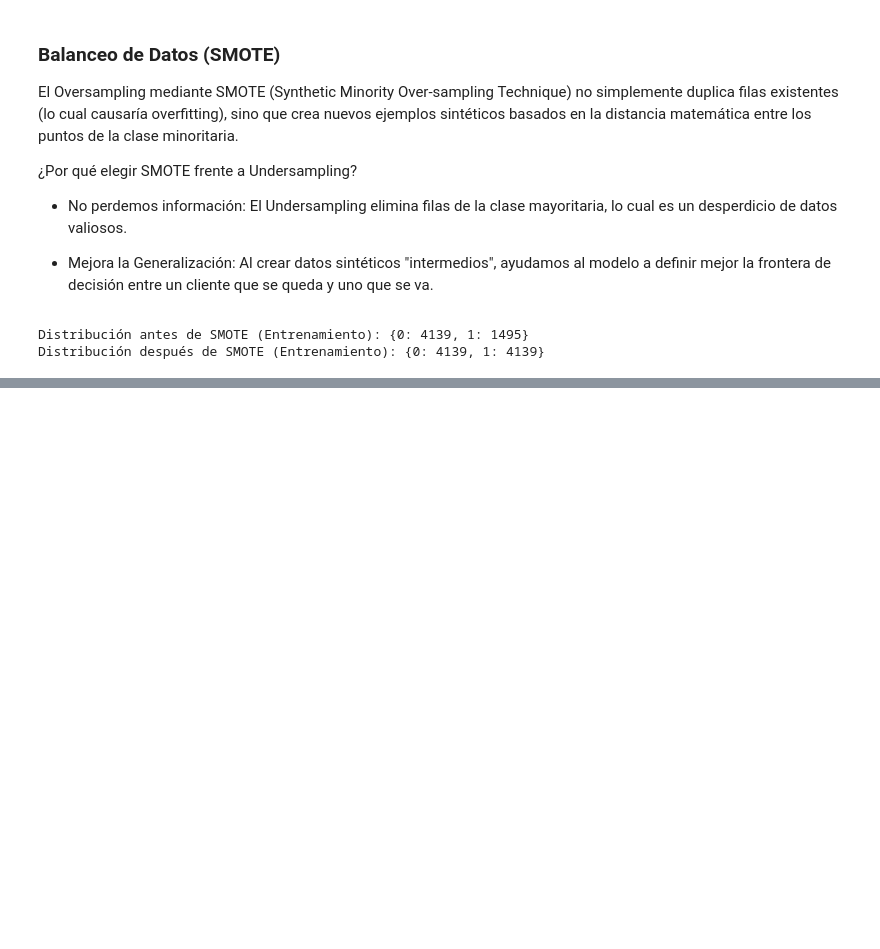
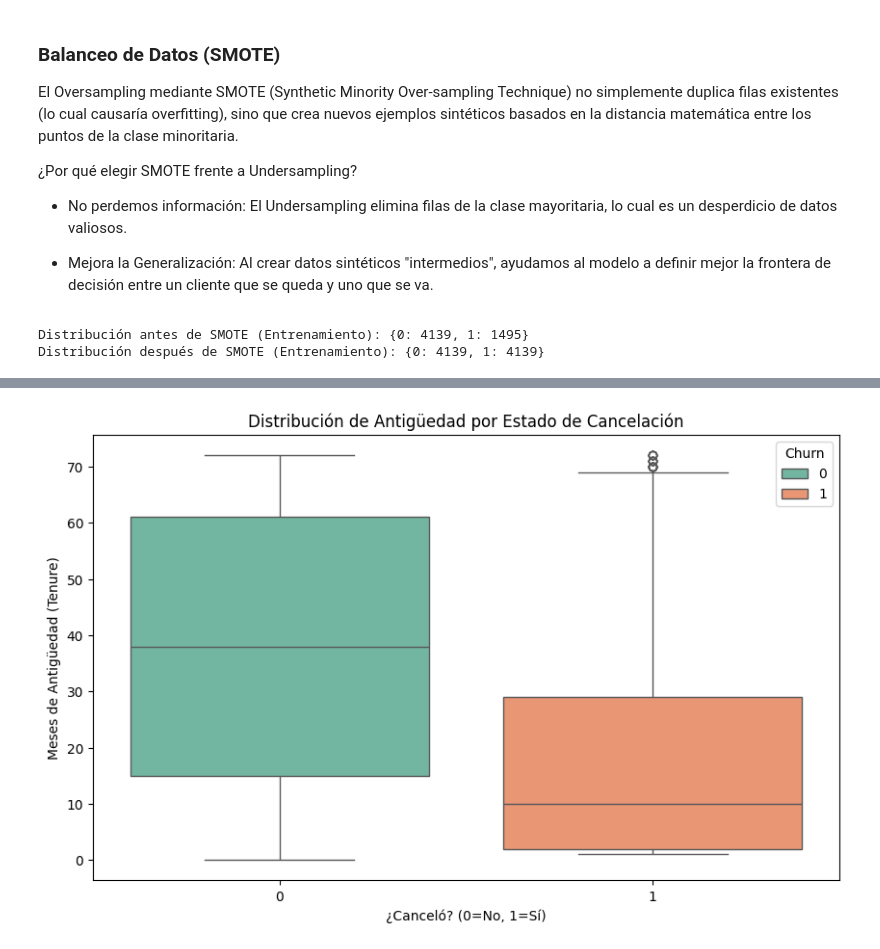
Before and after one commit to DaniGa-Mo/Challenge_TelecomX_2, a Jupyter notebook: Challenge_2_final.ipynb, the cells around one changed output, grey strips where cells are left out. Cells and saved outputs as stored; diff of their text form; code cells hidden in the pictures; blank space fills up the shorter version.

```diff
--- a/Challenge_2_final.ipynb
+++ b/Challenge_2_final.ipynb
@@ -259,0 +315,9 @@ Name: Churn, dtype: float64
+# %%
+plt.figure(figsize=(10, 6))
+sns.boxplot(x='Churn', y='customer.tenure', data=df, palette='Set2', hue='Churn')
+plt.title('Distribución de Antigüedad por Estado de Cancelación')
+plt.xlabel('¿Canceló? (0=No, 1=Sí)')
+plt.ylabel('Meses de Antigüedad (Tenure)')
+plt.show()
+# %% [output]
+[figure, added]
```
Also changed, not shown: parts of 38 cells of this notebook.
